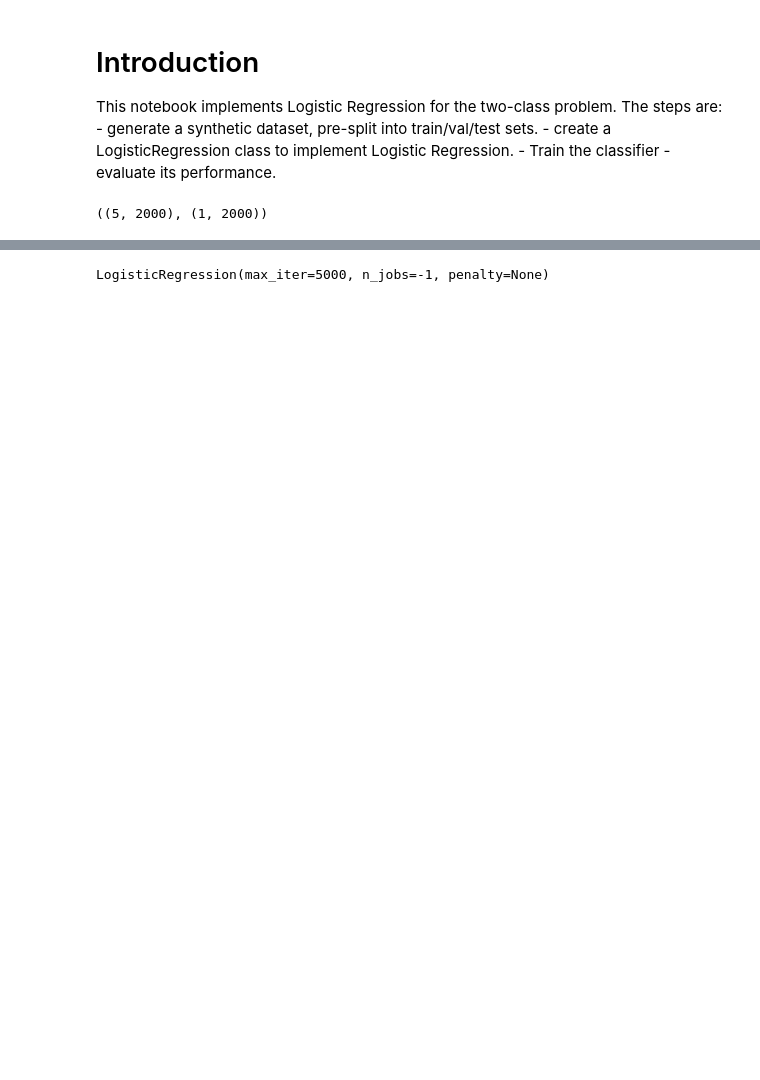
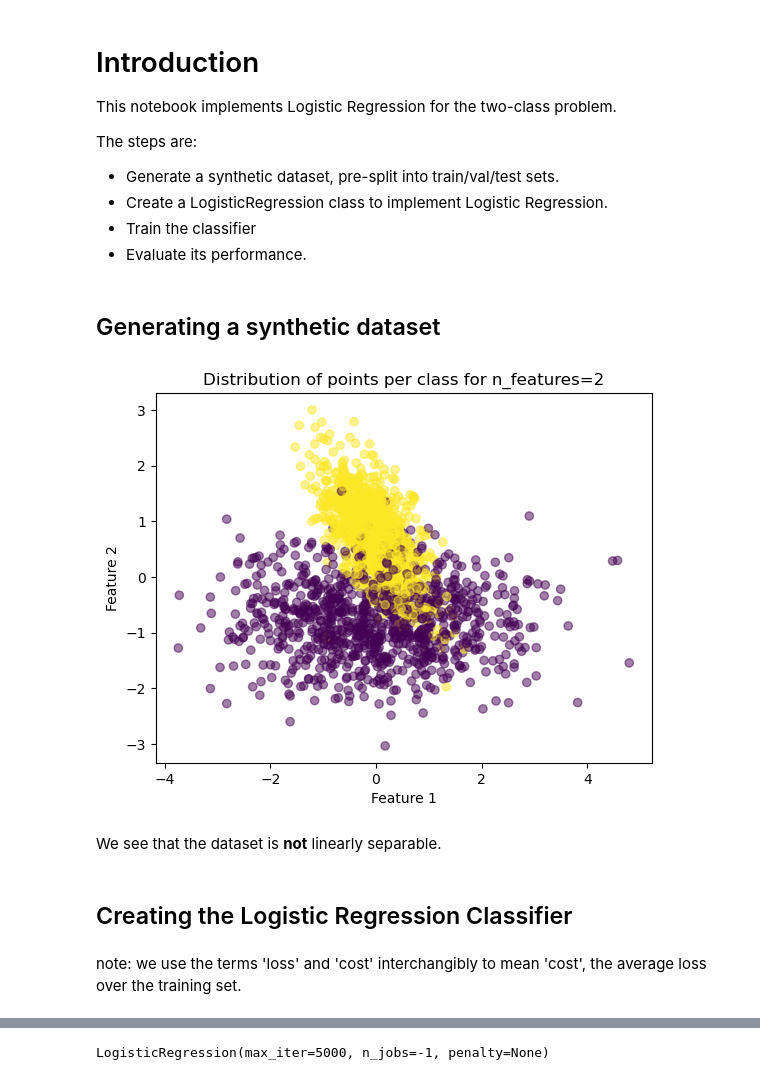
Before and after one commit to svadhera11/ml-notebooks, a Jupyter notebook: implementations/LogisticRegression.ipynb, the cells around one changed output, grey strips where cells are left out. Cells and saved outputs as stored; diff of their text form; code cells hidden in the pictures; blank space fills up the shorter version.

```diff
--- a/implementations/LogisticRegression.ipynb
+++ b/implementations/LogisticRegression.ipynb
@@ -5,11 +9,14 @@ import matplotlib.pyplot as plt
 # Introduction
 
 This notebook implements Logistic Regression for the two-class problem.
+
 The steps are:
-    - generate a synthetic dataset, pre-split into train/val/test sets.
-    - create a LogisticRegression class to implement Logistic Regression.
-    - Train the classifier
-    - evaluate its performance.
+- Generate a synthetic dataset, pre-split into train/val/test sets.
+- Create a LogisticRegression class to implement Logistic Regression.
+- Train the classifier
+- Evaluate its performance.
+# %% [markdown]
+## Generating a synthetic dataset
 # %%
 def sigmoid(x):
     return 1.0/(1.0 + np.exp(-x))
@@ -49,7 +76,18 @@ X_train, y_train, X_val, y_val, X_test, y_test = synthetic_dataset(5,2000,1000,1
-# %%
-X_train.shape, y_train.shape
-# %% [output]
-((5, 2000), (1, 2000))
+# %%
+if (X_train.shape[0] == 2):
+    plt.scatter(X_train[0, :], X_train[1, :], c=y_train, alpha=0.5)
+    plt.xlabel("Feature 1")
+    plt.ylabel("Feature 2")
+    plt.title("Distribution of points per class for n_features=2")
+    plt.show()
+# %% [output]
+[figure, added]
+# %% [markdown]
+We see that the dataset is **not** linearly separable.
+# %% [markdown]
+## Creating the Logistic Regression Classifier
+# %% [markdown]
+note: we use the terms 'loss' and 'cost' interchangibly to mean 'cost', the average loss over the training set.
 # %%
 class LogisticRegression():
 
```
Also changed, not shown: parts of 33 cells of this notebook.
